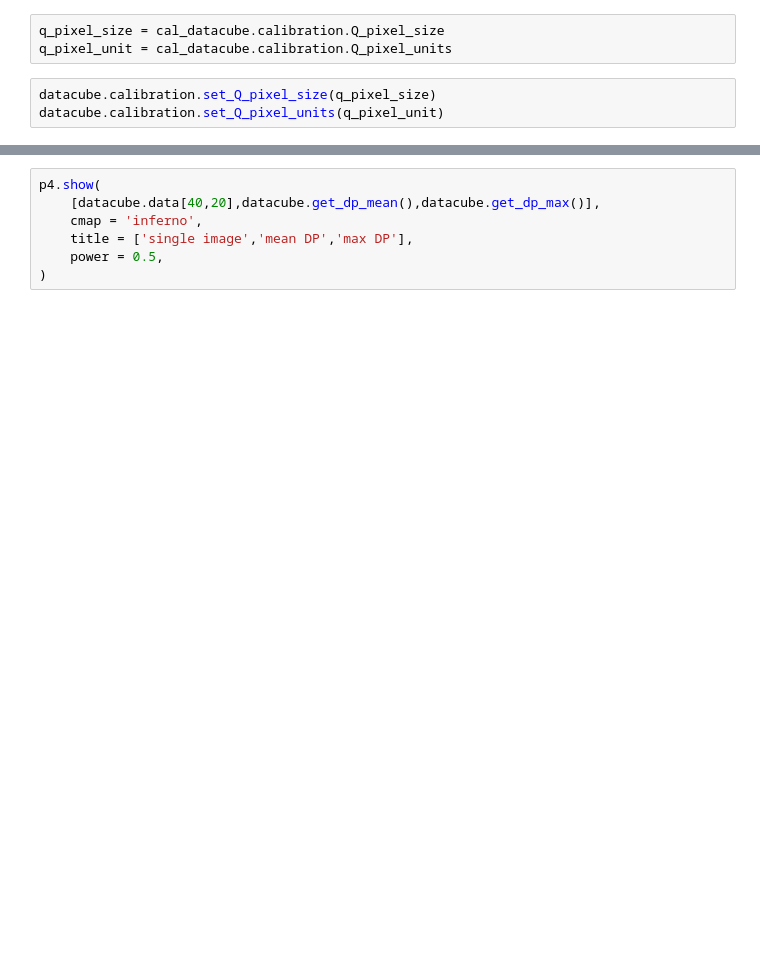
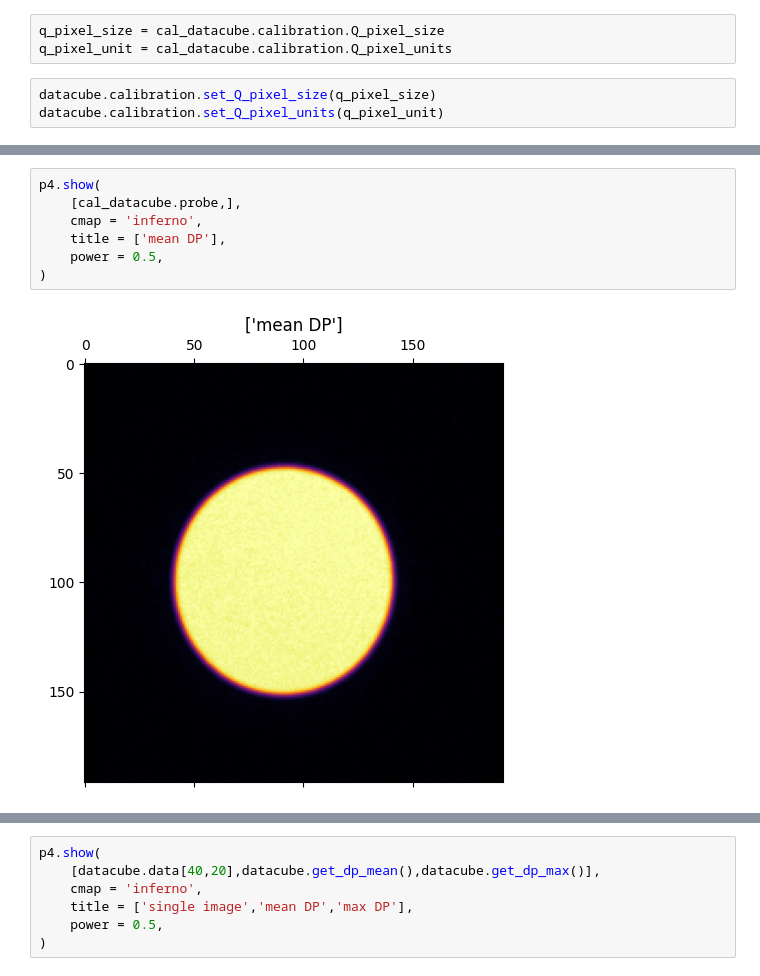
Before and after one commit to Wendywanw/py4DSTEM_tutorials, a Jupyter notebook: notebooks/ptycho/01Calibration.ipynb, the cells around one changed output, grey strips where cells are left out. Cells and saved outputs as stored; diff of their text form; blank space fills up the shorter version.

```diff
--- a/notebooks/ptycho/01Calibration.ipynb
+++ b/notebooks/ptycho/01Calibration.ipynb
@@ -109,3 +138,12 @@ datacube.calibration.set_Q_pixel_units(q_pixel_unit)
+# %%
+p4.show(
+    [cal_datacube.probe,],
+    cmap = 'inferno',
+    title = ['mean DP'],
+    power = 0.5,
+)
+# %% [output]
+[figure, added]
 # %%
 datacube.calibration
 # %% [output]
```
Also changed, not shown: parts of 12 cells of this notebook, 24 other files.
